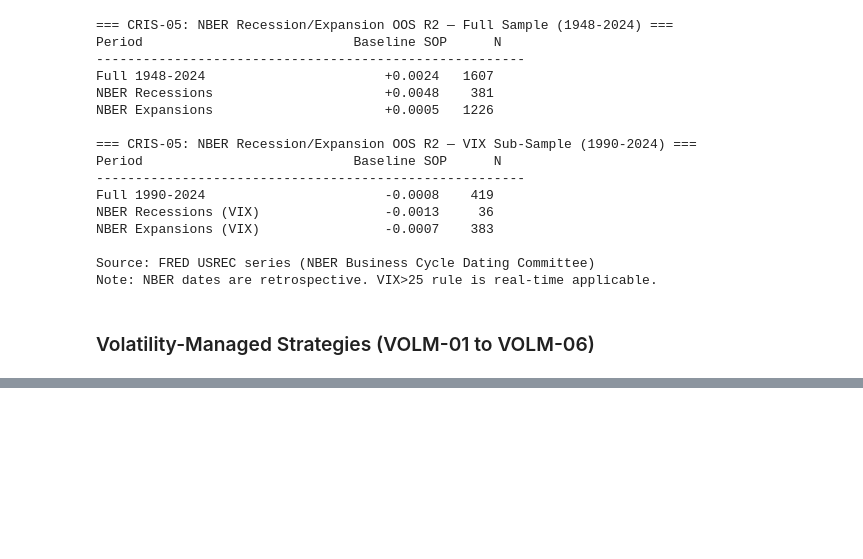
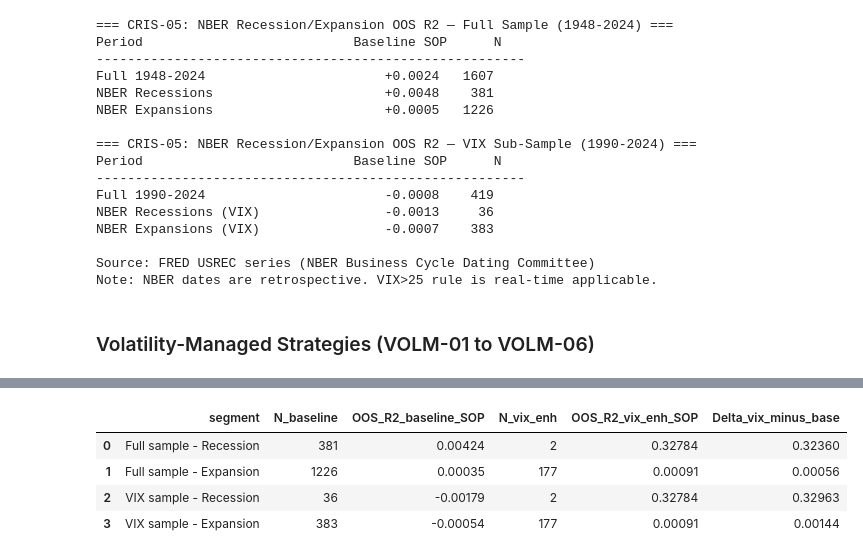
Before and after one commit to lucaskemper/SOP, a Jupyter notebook: SOP.ipynb, the cells around one changed output, grey strips where cells are left out. Saved outputs shown, nothing was run; the diff lists cells and outputs as text; code cells hidden in the pictures; blank space fills up the shorter version.

```diff
--- a/SOP.ipynb
+++ b/SOP.ipynb
@@ -1921,14 +1865,8 @@ df['strategy_return_vm'] = df['vol_weight'] * df['equity_simple'] + (1 - df['vol
 df['sop_signal'] = (df['ms'] > df['hist_mean']).astype(int)
 df['binary_return'] = df['sop_signal'] * df['equity_simple'] + (1 - df['sop_signal']) * df['rf']
 
-# VIX>25 windows: 3+ consecutive months
-vix_above = (df['VIXCLS'] > 25).astype(int)
-vix_above_df = pd.DataFrame({'date': df['date'], 'above': vix_above.values})
-groups = (vix_above_df['above'] != vix_above_df['above'].shift()).cumsum()
-vix_above_df['group'] = groups
-valid_groups = vix_above_df[vix_above_df['above'] == 1].groupby('group').size()
-valid_groups = valid_groups[valid_groups >= 3].index
-vix_crisis_mask = vix_above_df['group'].isin(valid_groups) & (vix_above_df['above'] == 1)
+# VIX>25 rule from project plan: any month with VIXCLS > 25 is a crisis month
+vix_crisis_mask = df['VIXCLS'] > 25
 
 def oos_r2_col(forecast_col, actual_col, df_in, mask):
     m = mask & df_in[forecast_col].notna() & df_in[actual_col].notna()
@@ -1948,7 +1886,7 @@ crisis_windows = [
     ('GFC',              '2007-12-01', '2009-06-01'),
     ('COVID',            '2020-02-01', '2020-04-01'),
     ('Dot-com',          '2000-03-01', '2002-09-01'),
-    ('Inflation shock',  '2021-06-01', '2022-12-01'),
+    ('Inflation shock',  '2022-01-01', '2022-10-01'),
 ]
 
 strategies = [
@@ -2881,0 +3181,72 @@ to access this strategy over the risk-free rate (given gamma = 3).
+# %%
+# STRICT-04: NBER recession/expansion split including VIX-enhanced SOP
+
+import numpy as np
+import pandas as pd
+
+df4 = df_strict.copy()
+
+# Ensure VIX-enhanced SOP forecast exists
+if 'ms_enh_VIXCLS' not in df4.columns:
+    df4['gm_lead'] = df4['gm'].shift(-1)
+    def _connor(frame, y_col, x_col, min_train=240, intensity=1200):
+        y = pd.to_numeric(frame[y_col], errors='coerce')
+        x = pd.to_numeric(frame[x_col], errors='coerce')
+        pred = pd.Series(np.nan, index=frame.index, dtype=float)
+        for i in range(1, len(frame)):
+            mask = x.iloc[:i].notna() & y.iloc[:i].notna()
+            s = int(mask.sum())
+            if s < min_train or pd.isna(x.iat[i]):
+                continue
+            x_tr = x.iloc[:i][mask].to_numpy(dtype=float)
+            y_tr = y.iloc[:i][mask].to_numpy(dtype=float)
+            X = np.column_stack([np.ones(s), x_tr])
+            _, b_hat = np.linalg.lstsq(X, y_tr, rcond=None)[0]
+            b_star = (s / (s + intensity)) * b_hat
+            a_star = y_tr.mean() - b_star * x_tr.mean()
+            pred.iat[i] = a_star + b_star * float(x.iat[i])
+        return pred
+    df4['gm_fc_VIXCLS'] = _connor(df4, 'gm_lead', 'VIXCLS', 240, 1200)
+    df4['ms_enh_VIXCLS'] = df4['gs'] + df4['dp'] + df4['gm_fc_VIXCLS']
+
+def oos_r2(sub, fc_col):
+    s = sub[['ret_lead', 'hist_mean', fc_col]].dropna()
+    n = len(s)
+    if n == 0:
+        return np.nan, 0
+    mse_m = ((s['ret_lead'] - s[fc_col])**2).mean()
+    mse_h = ((s['ret_lead'] - s['hist_mean'])**2).mean()
+    return ((1 - mse_m/mse_h) if mse_h > 0 else np.nan), n
+
+rows = []
+for label, mask in [
+    ('Full sample - Recession', df4['USREC'] == 1),
+    ('Full sample - Expansion', df4['USREC'] == 0),
+    ('VIX sample - Recession', (df4['USREC'] == 1) & df4['VIXCLS'].notna()),
+    ('VIX sample - Expansion', (df4['USREC'] == 0) & df4['VIXCLS'].notna()),
+]:
+    sub = df4.loc[mask].copy()
+    r2_base, n_base = oos_r2(sub, 'ms')
+    r2_vix, n_vix = oos_r2(sub, 'ms_enh_VIXCLS')
+    rows.append({
+        'segment': label,
+        'N_baseline': n_base,
+        'OOS_R2_baseline_SOP': r2_base,
+        'N_vix_enh': n_vix,
+        'OOS_R2_vix_enh_SOP': r2_vix,
+        'Delta_vix_minus_base': (r2_vix - r2_base) if pd.notna(r2_vix) and pd.notna(r2_base) else np.nan,
+    })
+
+nber_table = pd.DataFrame(rows)
+print('=== STRICT-04: NBER Recession/Expansion with Baseline and VIX-Enhanced SOP ===')
+display(nber_table.round(6))
+print('Note: small N in VIX-recession rows should be interpreted cautiously.')
+
+# Optional export of strict checklist tables
+rep_table.to_csv('strict_replication_1927_2007.csv', index=False)
+reversion_table.to_csv('strict_reversion_comparison.csv', index=False)
+crisis_mae_table.to_csv('strict_crisis_mae_table.csv', index=False)
+hm_sop_crisis_table.to_csv('strict_hm_vs_sop_crisis_portfolios.csv', index=False)
+nber_table.to_csv('strict_nber_baseline_vs_vix.csv', index=False)
+print('Saved strict checklist tables to CSV.')
+# %% [output]
@@ -2881,0 +3254,5 @@ to access this strategy over the risk-free rate (given gamma = 3).
+|  | segment | N_baseline | OOS_R2_baseline_SOP | N_vix_enh | OOS_R2_vix_enh_SOP | Delta_vix_minus_base |
+| 0 | Full sample - Recession | 381 | 0.00424 | 2 | 0.32784 | 0.32360 |
+| 1 | Full sample - Expansion | 1226 | 0.00035 | 177 | 0.00091 | 0.00056 |
+| 2 | VIX sample - Recession | 36 | -0.00179 | 2 | 0.32784 | 0.32963 |
+| 3 | VIX sample - Expansion | 383 | -0.00054 | 177 | 0.00091 | 0.00144 |
```
Also changed, not shown: parts of 29 cells of this notebook, 11 other files.
